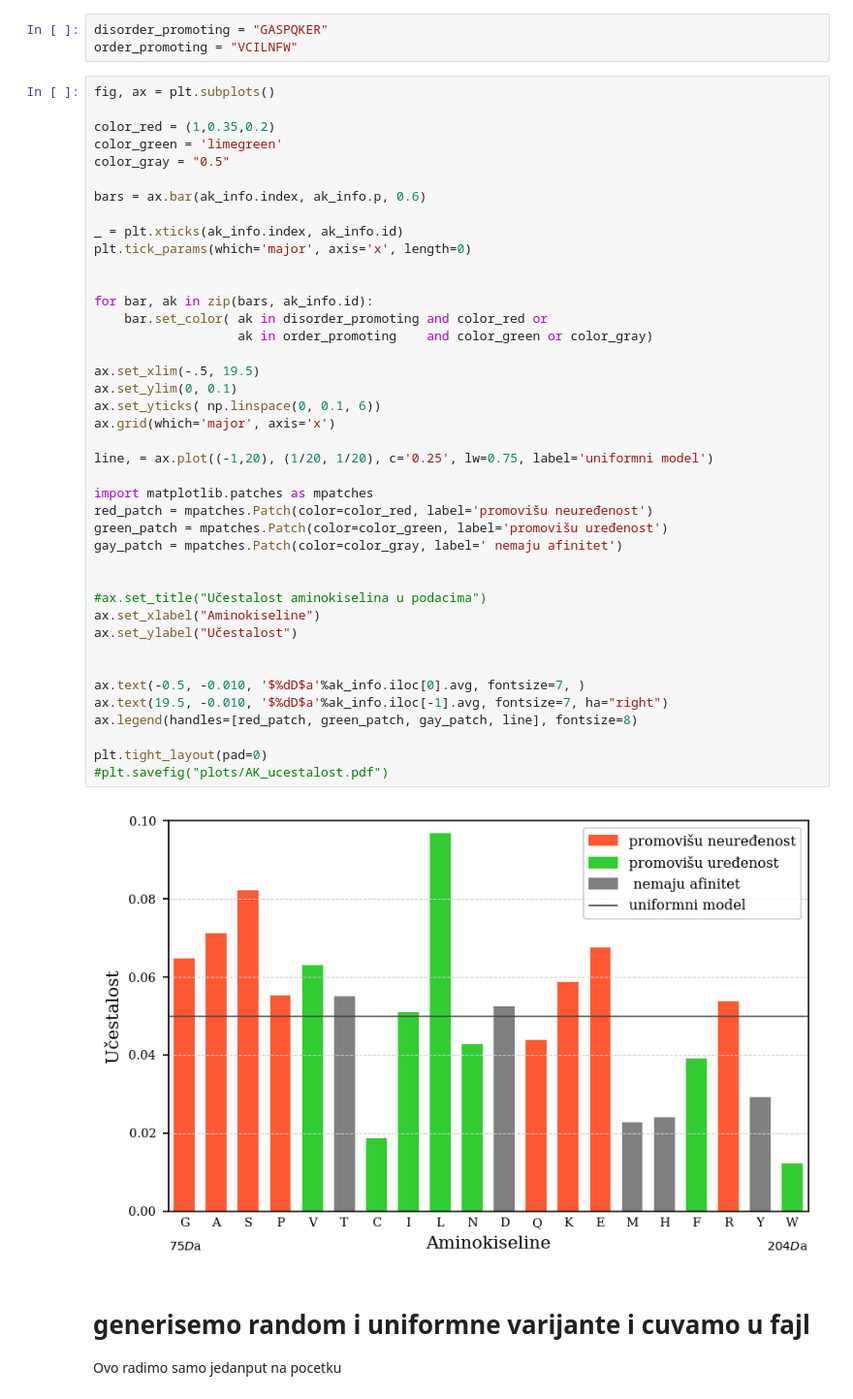
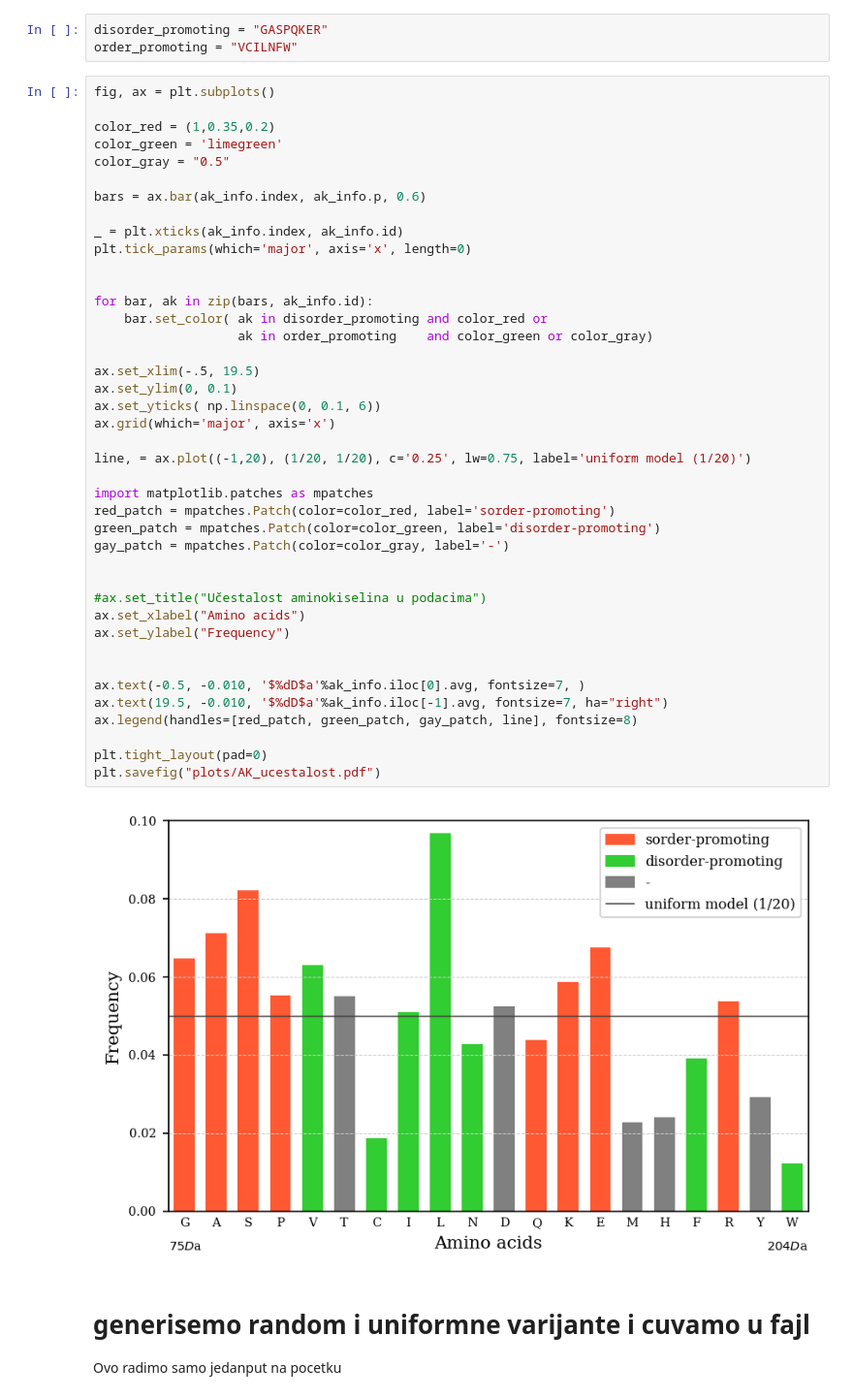
Before and after one commit to gvinterhalter/MASTER2, a Jupyter notebook: 0.0 clean_proteins.ipynb, the cells around one changed output. Shown at 97% size. Cells and saved outputs as stored; diff of their text form.

```diff
--- a/0.0 clean_proteins.ipynb
+++ b/0.0 clean_proteins.ipynb
@@ -107,41 +107,41 @@ color_green = 'limegreen'
 color_gray = "0.5"
 
 bars = ax.bar(ak_info.index, ak_info.p, 0.6)
 
 _ = plt.xticks(ak_info.index, ak_info.id)
 plt.tick_params(which='major', axis='x', length=0)
 
 
 for bar, ak in zip(bars, ak_info.id):
     bar.set_color( ak in disorder_promoting and color_red or
                    ak in order_promoting    and color_green or color_gray)
 
 ax.set_xlim(-.5, 19.5)
 ax.set_ylim(0, 0.1)
 ax.set_yticks( np.linspace(0, 0.1, 6))
 ax.grid(which='major', axis='x')
 
-line, = ax.plot((-1,20), (1/20, 1/20), c='0.25', lw=0.75, label='uniformni model')
+line, = ax.plot((-1,20), (1/20, 1/20), c='0.25', lw=0.75, label='uniform model (1/20)')
 
 import matplotlib.patches as mpatches
-red_patch = mpatches.Patch(color=color_red, label='promovišu neuređenost')
-green_patch = mpatches.Patch(color=color_green, label='promovišu uređenost')
-gay_patch = mpatches.Patch(color=color_gray, label=' nemaju afinitet')
+red_patch = mpatches.Patch(color=color_red, label='sorder-promoting')
+green_patch = mpatches.Patch(color=color_green, label='disorder-promoting')
+gay_patch = mpatches.Patch(color=color_gray, label='-')
 
 
 #ax.set_title("Učestalost aminokiselina u podacima")
-ax.set_xlabel("Aminokiseline")
-ax.set_ylabel("Učestalost")
+ax.set_xlabel("Amino acids")
+ax.set_ylabel("Frequency")
 
 
 ax.text(-0.5, -0.010, '$%dD$a'%ak_info.iloc[0].avg, fontsize=7, )
 ax.text(19.5, -0.010, '$%dD$a'%ak_info.iloc[-1].avg, fontsize=7, ha="right")
 ax.legend(handles=[red_patch, green_patch, gay_patch, line], fontsize=8)
 
 plt.tight_layout(pad=0)
-#plt.savefig("plots/AK_ucestalost.pdf")
+plt.savefig("plots/AK_ucestalost.pdf")
 # %% [output]
-[figure, old version]
+[figure, new version]
 # %% [markdown]
 #  generisemo random i uniformne varijante i cuvamo u fajl
 
```
Also changed, not shown: 28 other files.
